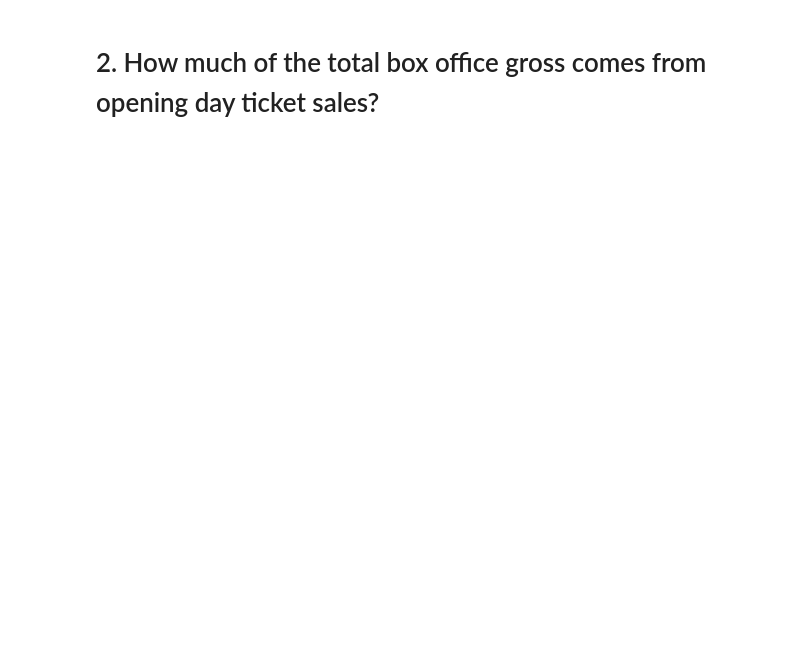
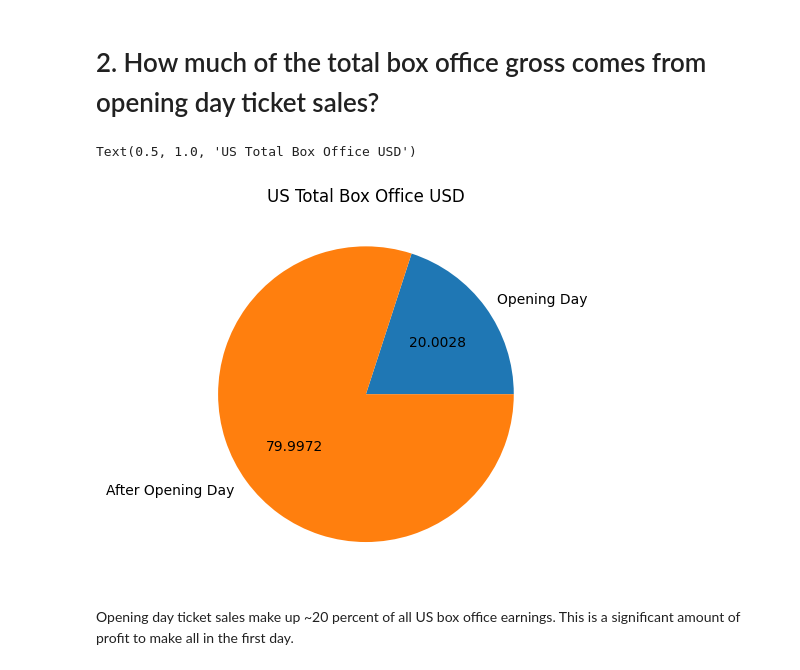
Before and after one commit to mklatzke/IndividualMovieAnalysisProject, a Jupyter notebook: Movie_Analysis_Klatzke.ipynb, the cells around one changed output. Saved outputs shown, nothing was run; the diff lists cells and outputs as text; code cells hidden in the pictures; blank space fills up the shorter version.

```diff
--- a/Movie_Analysis_Klatzke.ipynb
+++ b/Movie_Analysis_Klatzke.ipynb
@@ -30,2 +38,16 @@ The null hypothesis in a two-sample t-test is that there is no difference betwee
 # %% [markdown]
 # 2. How much of the total box office gross comes from opening day ticket sales?
+# %%
+# calculate difference between total US and opening day US averages
+movies['US_AfterOpeningDay'] = movies['US_BoxOfficeUSD'] - movies['Opening_Day_SalesUSD']
+avg_US_AfterOpeningDay = movies['US_AfterOpeningDay'].mean()
+avg_OpeningDaySales = movies['Opening_Day_SalesUSD'].mean()
+
+# pie chart for visualization
+plt.pie([avg_OpeningDaySales, avg_US_AfterOpeningDay], labels = ['Opening Day', 'After Opening Day'], autopct='%.4f')
+plt.title('US Total Box Office USD')
+# %% [output]
+Text(0.5, 1.0, 'US Total Box Office USD')
+[figure, added]
+# %% [markdown]
+Opening day ticket sales make up ~20 percent of all US box office earnings. This is a significant amount of profit to make all in the first day.
```
Also changed, not shown: parts of 1 cell of this notebook.
